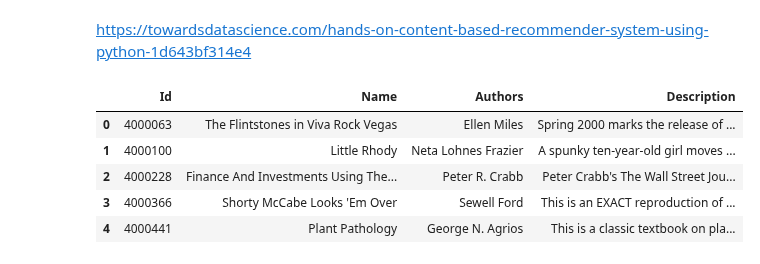
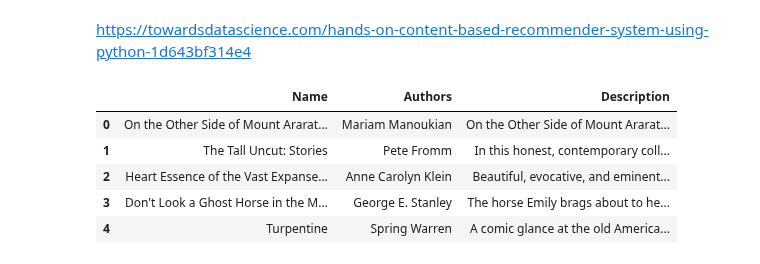
Before and after one commit to cecilegltslmcs/recommender_sys_books, a Jupyter notebook: P7_02_notebookmodelisation.ipynb, the cells around one changed output. Saved outputs shown, nothing was run; the diff lists cells and outputs as text; code cells hidden in the pictures.

```diff
--- a/P7_02_notebookmodelisation.ipynb
+++ b/P7_02_notebookmodelisation.ipynb
@@ -25,3 +49,5 @@ path = 'Datasets/'
+# %%
+path = '/content/drive/My Drive/Ingénieur ML - OC/P7/Datasets/'
 # %%
 # Importing data about users and books
 users = pd.read_parquet(path+"users_data_cleaning.parquet.gzip")
@@ -373,15 +399,17 @@ from sklearn.metrics.pairwise import cosine_similarity
 from sklearn.decomposition import PCA
 # %%
 data = pd.read_parquet(path+"books_with_complete_description.parquet.gzip")
-data = data[["Id", "Name", "Authors", "Description"]]
+data = data[["Name", "Authors", "Description"]].sample(frac=.3, random_state=42)
+data.reset_index(inplace=True)
+data.drop("index", axis=1, inplace=True)
 data.head()
 # %% [output]
-|  | Id | Name | Authors | Description |
-| 0 | 4000063 | The Flintstones in Viva Rock Vegas | Ellen Miles | Spring 2000 marks the release of ... |
-| 1 | 4000100 | Little Rhody | Neta Lohnes Frazier | A spunky ten-year-old girl moves ... |
-| 2 | 4000228 | Finance And Investments Using The... | Peter R. Crabb | Peter Crabb's The Wall Street Jou... |
-| 3 | 4000366 | Shorty McCabe Looks 'Em Over | Sewell Ford | This is an EXACT reproduction of ... |
-| 4 | 4000441 | Plant Pathology | George N. Agrios | This is a classic textbook on pla... |
+|  | Name | Authors | Description |
+| 0 | On the Other Side of Mount Ararat... | Mariam Manoukian | On the Other Side of Mount Ararat... |
+| 1 | The Tall Uncut: Stories | Pete Fromm | In this honest, contemporary coll... |
+| 2 | Heart Essence of the Vast Expanse... | Anne Carolyn Klein | Beautiful, evocative, and eminent... |
+| 3 | Don't Look a Ghost Horse in the M... | George E. Stanley | The horse Emily brags about to he... |
+| 4 | Turpentine | Spring Warren | A comic glance at the old America... |
 # %%
 X = np.array(data["Description"])
 # %%
```
Also changed, not shown: parts of 16 cells of this notebook.
